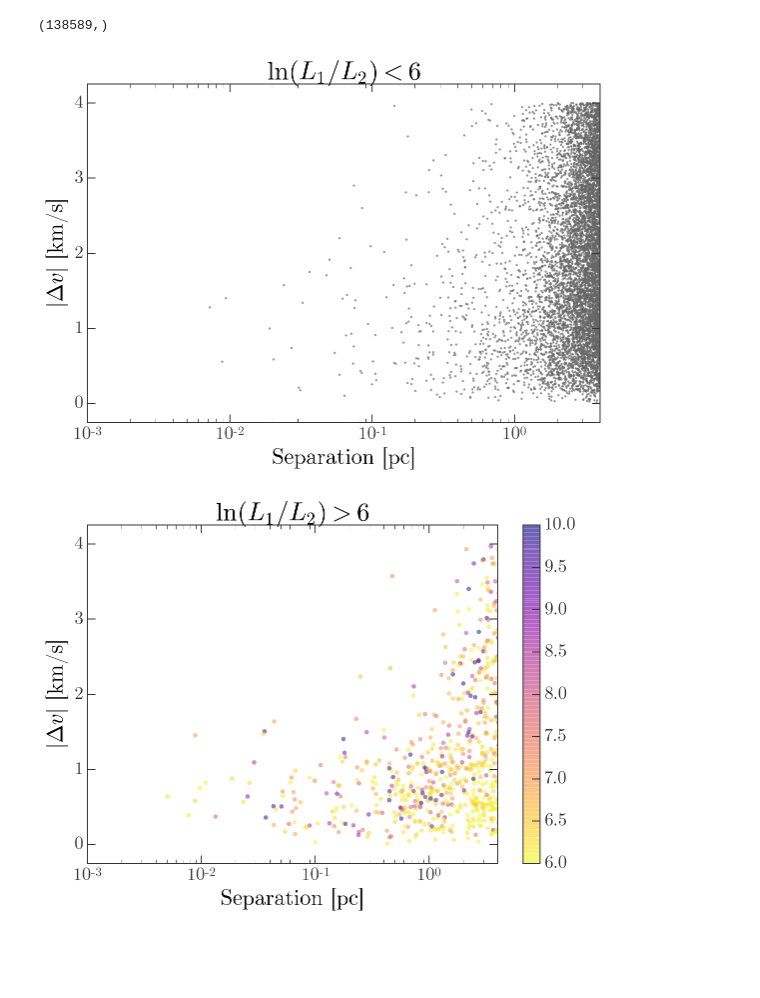
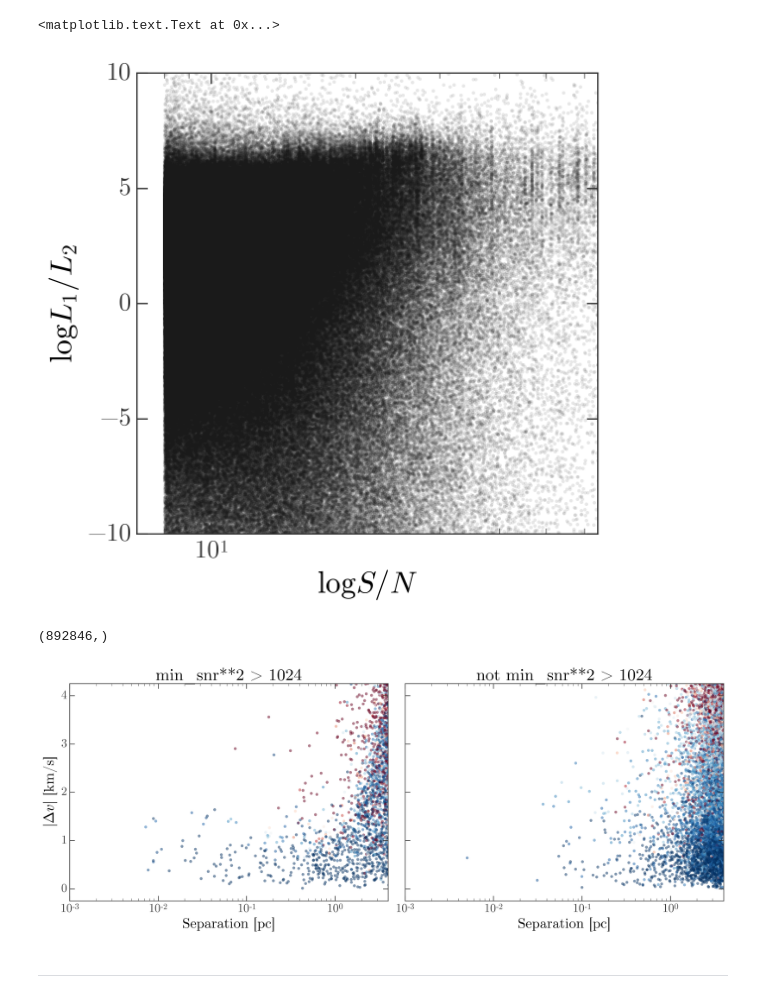
Before and after one commit to smoh/gaia-comoving-stars, a Jupyter notebook: notebooks/Likelihood ratio results.ipynb, the cells around one changed output. Cells and saved outputs as stored; diff of their text form; code cells hidden in the pictures; blank space fills up the shorter version.

```diff
--- a/notebooks/Likelihood ratio results.ipynb
+++ b/notebooks/Likelihood ratio results.ipynb
@@ -22 +20,5 @@ pair_idx = fits.getdata('../data/snr8_n32_dv4.fits', 0)
+# %%
+# pair_idx = fits.getdata('../data/snr8_n32_dv4.fits', 0)
+tbl = fits.getdata('../data/snr8_n64_dv8.fits', 1)
+pair_idx = np.vstack((tbl['star1'],tbl['star2'])).T
 # %%
@@ -25,4 +29,6 @@ with h5py.File("../data/snr8_n32_dv4-likelihood-ratio.h5") as f:
 # %%
 tgas1 = tgas[pair_idx[:,0]]
 tgas2 = tgas[pair_idx[:,1]]
+# %%
+min_snr = np.min(np.vstack((tgas1.parallax_snr, tgas2.parallax_snr)), axis=0)
 # %%
@@ -39,8 +45,18 @@ plt.xlabel(r'$\ln (L_1/L_2)$')
+# %%
+plt.figure(figsize=(6,6))
+plt.semilogx(min_snr, llr, linestyle='none', alpha=0.1, marker='.')
+plt.xlim(7, 64)
+plt.ylim(-10, 10)
+plt.xlabel(r'$\log S/N$')
+plt.ylabel(r'$\log L_1/L_2$')
+# %% [output]
+<matplotlib.text.Text at 0x...>
+[figure, added]
 # %%
 dvtan = np.sqrt(np.sum((tgas1.get_vtan() - tgas2.get_vtan())**2, axis=1))
 dvtan.shape
 # %% [output]
-(138589,)
+(892846,)
 # %%
 c1 = tgas1.get_coord()
 c2 = tgas2.get_coord()
@@ -50,31 +63,0 @@ cut = ratio < 6
-# %%
-plt.figure(figsize=(8,6))
-
-plt.scatter(sep.to(u.pc).value[cut], dvtan.to(u.km/u.s).value[cut],
-            alpha=0.7, marker='.', c='#666666')
-
-plt.xscale('log')
-plt.xlim(1E-3, 4)
-plt.ylim(-0.25, 4.25)
-plt.xlabel('Separation [pc]')
-plt.ylabel(r'$|\Delta v|$ [km/s]')
-plt.title(r'$\ln (L_1/L_2) < 6$')
-plt.tight_layout()
-# %% [output]
-[figure, removed]
-# %%
-plt.figure(figsize=(8,6))
-
-plt.scatter(sep.to(u.pc).value[~cut], dvtan.to(u.km/u.s).value[~cut], alpha=0.5,
-            marker='o', c=ratio[~cut], vmin=6, vmax=10, cmap='plasma_r')
-
-plt.xscale('log')
-plt.xlim(1E-3, 4)
-plt.ylim(-0.25, 4.25)
-plt.xlabel('Separation [pc]')
-plt.ylabel(r'$|\Delta v|$ [km/s]')
-plt.title(r'$\ln (L_1/L_2) > 6$')
-plt.colorbar()
-plt.tight_layout()
-# %% [output]
-[figure, removed]
@@ -80,0 +68,26 @@ plt.tight_layout()
+# %%
+fig,axes = plt.subplots(1,2,figsize=(15,6), sharex=True, sharey=True)
+
+style = dict(alpha=0.5, marker='o',
+             vmin=np.median(llr)-5, vmax=np.median(llr)+5, cmap='RdBu')
+
+axes[0].scatter(sep.to(u.pc).value[cut], dvtan.to(u.km/u.s).value[cut], c=llr[cut],  **style)
+axes[1].scatter(sep.to(u.pc).value[~cut], dvtan.to(u.km/u.s).value[~cut], c=llr[~cut], **style)
+
+axes[0].set_xscale('log')
+axes[0].set_xlim(1E-3, 4)
+axes[0].set_ylim(-0.25, 4.25)
+axes[0].set_xlabel('Separation [pc]')
+axes[0].set_ylabel(r'$|\Delta v|$ [km/s]')
+axes[0].set_title(cut_str)
+
+axes[1].set_title('not {}'.format(cut_str))
+axes[1].set_xscale('log')
+axes[1].set_xlabel('Separation [pc]')
+# plt.colorbar()
+
+fig.tight_layout()
+# %% [output]
+[figure, added]
+# %% [markdown]
+---
```
Also changed, not shown: parts of 19 cells of this notebook.
